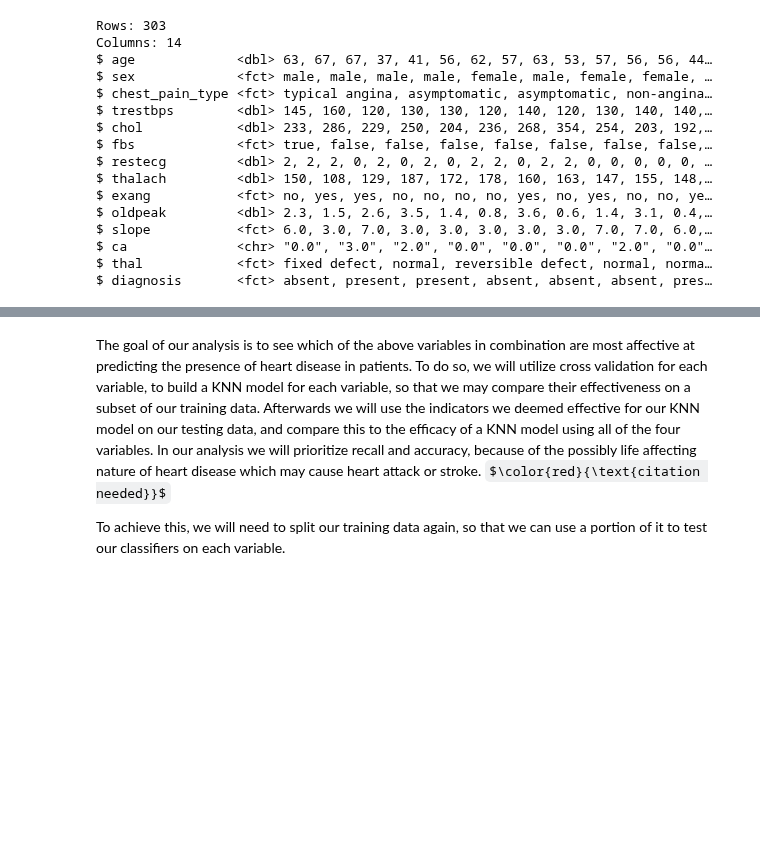
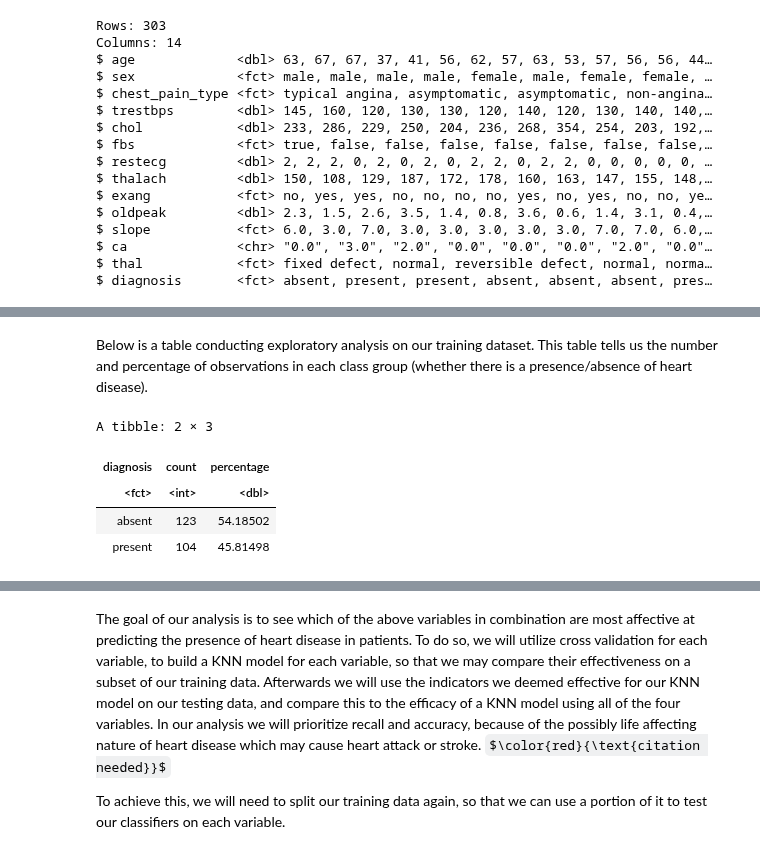
Before and after one commit to Nitro-87/Group-2-Project-Proposal, a Jupyter notebook: Project-Report.ipynb, the cells around one changed output, grey strips where cells are left out. Drawn from its saved outputs; the diff is of its cells as text; code cells hidden in the pictures; some formulas as TeX source; blank space fills up the shorter version.

```diff
--- a/Project-Report.ipynb
+++ b/Project-Report.ipynb
@@ -182,0 +244,15 @@ By the end of this analysis, we expect to gain insight into the complex relation
+# %% [markdown]
+Below is a table conducting exploratory analysis on our training dataset. This table tells us the number and percentage of observations in each class group (whether there is a presence/absence of heart disease).
+# %%
+num_obs <- nrow(training_set)
+training_set |>
+  group_by(diagnosis) |>
+  summarize(
+    count = n(),
+    percentage = n() / num_obs * 100)
+# %% [output]
+A tibble: 2 × 3
+| diagnosis | count | percentage |
+| <fct> | <int> | <dbl> |
+| absent | 123 | 54.18502 |
+| present | 104 | 45.81498 |
```
Also changed, not shown: parts of 19 cells of this notebook.
